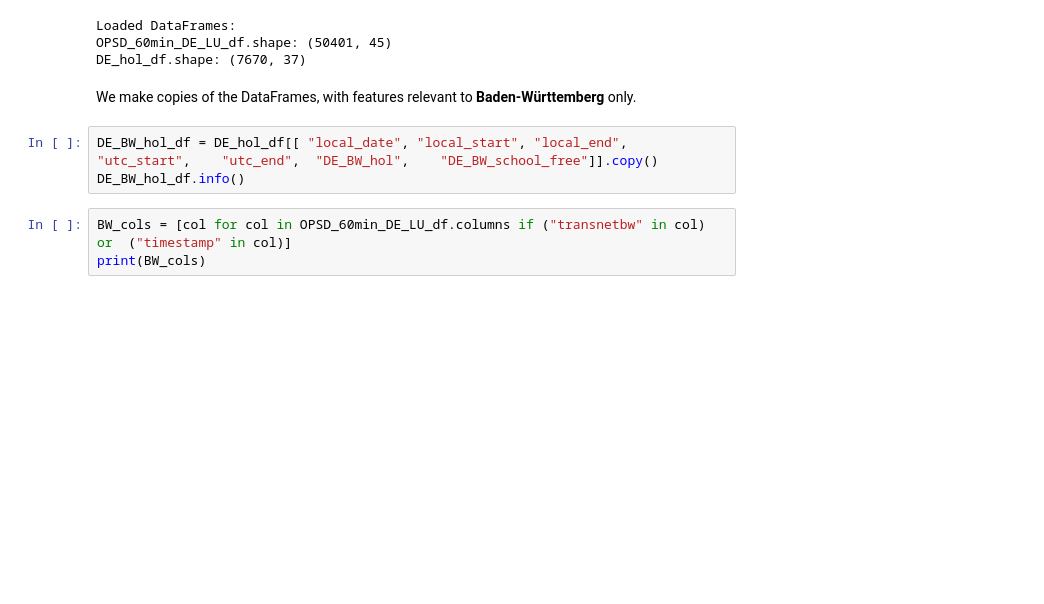
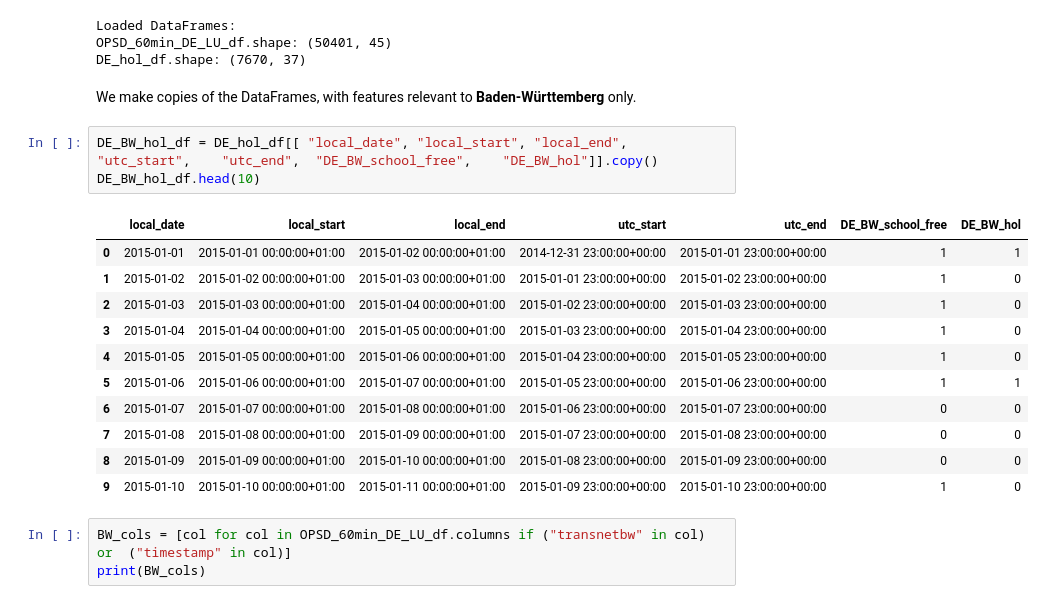
Before and after one commit to F-Skorz/electricity-demand-project, a Jupyter notebook: notebooks/04_EngineerHolidaynessFeature.ipynb, the cells around one changed output. Cells and saved outputs as stored; diff of their text form; blank space fills up the shorter version.

```diff
--- a/notebooks/04_EngineerHolidaynessFeature.ipynb
+++ b/notebooks/04_EngineerHolidaynessFeature.ipynb
@@ -41,8 +41,20 @@ DE_hol_df.shape: (7670, 37)
 # %% [markdown]
 We make copies of the DataFrames, with features relevant to **Baden-Württemberg**  only.
 # %%
-DE_BW_hol_df = DE_hol_df[[ "local_date", "local_start", "local_end",	"utc_start",	"utc_end",	"DE_BW_hol",	"DE_BW_school_free"]].copy()
-DE_BW_hol_df.info()
+DE_BW_hol_df = DE_hol_df[[ "local_date", "local_start", "local_end",	"utc_start",	"utc_end",	"DE_BW_school_free",	"DE_BW_hol"]].copy()
+DE_BW_hol_df.head(10)
+# %% [output]
+|  | local_date | local_start | local_end | utc_start | utc_end | DE_BW_school_free | DE_BW_hol |
+| 0 | 2015-01-01 | 2015-01-01 00:00:00+01:00 | 2015-01-02 00:00:00+01:00 | 2014-12-31 23:00:00+00:00 | 2015-01-01 23:00:00+00:00 | 1 | 1 |
+| 1 | 2015-01-02 | 2015-01-02 00:00:00+01:00 | 2015-01-03 00:00:00+01:00 | 2015-01-01 23:00:00+00:00 | 2015-01-02 23:00:00+00:00 | 1 | 0 |
+| 2 | 2015-01-03 | 2015-01-03 00:00:00+01:00 | 2015-01-04 00:00:00+01:00 | 2015-01-02 23:00:00+00:00 | 2015-01-03 23:00:00+00:00 | 1 | 0 |
+| 3 | 2015-01-04 | 2015-01-04 00:00:00+01:00 | 2015-01-05 00:00:00+01:00 | 2015-01-03 23:00:00+00:00 | 2015-01-04 23:00:00+00:00 | 1 | 0 |
+| 4 | 2015-01-05 | 2015-01-05 00:00:00+01:00 | 2015-01-06 00:00:00+01:00 | 2015-01-04 23:00:00+00:00 | 2015-01-05 23:00:00+00:00 | 1 | 0 |
+| 5 | 2015-01-06 | 2015-01-06 00:00:00+01:00 | 2015-01-07 00:00:00+01:00 | 2015-01-05 23:00:00+00:00 | 2015-01-06 23:00:00+00:00 | 1 | 1 |
+| 6 | 2015-01-07 | 2015-01-07 00:00:00+01:00 | 2015-01-08 00:00:00+01:00 | 2015-01-06 23:00:00+00:00 | 2015-01-07 23:00:00+00:00 | 0 | 0 |
+| 7 | 2015-01-08 | 2015-01-08 00:00:00+01:00 | 2015-01-09 00:00:00+01:00 | 2015-01-07 23:00:00+00:00 | 2015-01-08 23:00:00+00:00 | 0 | 0 |
+| 8 | 2015-01-09 | 2015-01-09 00:00:00+01:00 | 2015-01-10 00:00:00+01:00 | 2015-01-08 23:00:00+00:00 | 2015-01-09 23:00:00+00:00 | 0 | 0 |
+| 9 | 2015-01-10 | 2015-01-10 00:00:00+01:00 | 2015-01-11 00:00:00+01:00 | 2015-01-09 23:00:00+00:00 | 2015-01-10 23:00:00+00:00 | 1 | 0 |
 # %%
 BW_cols = [col for col in OPSD_60min_DE_LU_df.columns if ("transnetbw" in col) or  ("timestamp" in col)]
 print(BW_cols)
```
Also changed, not shown: parts of 15 cells of this notebook, 3 other files.
